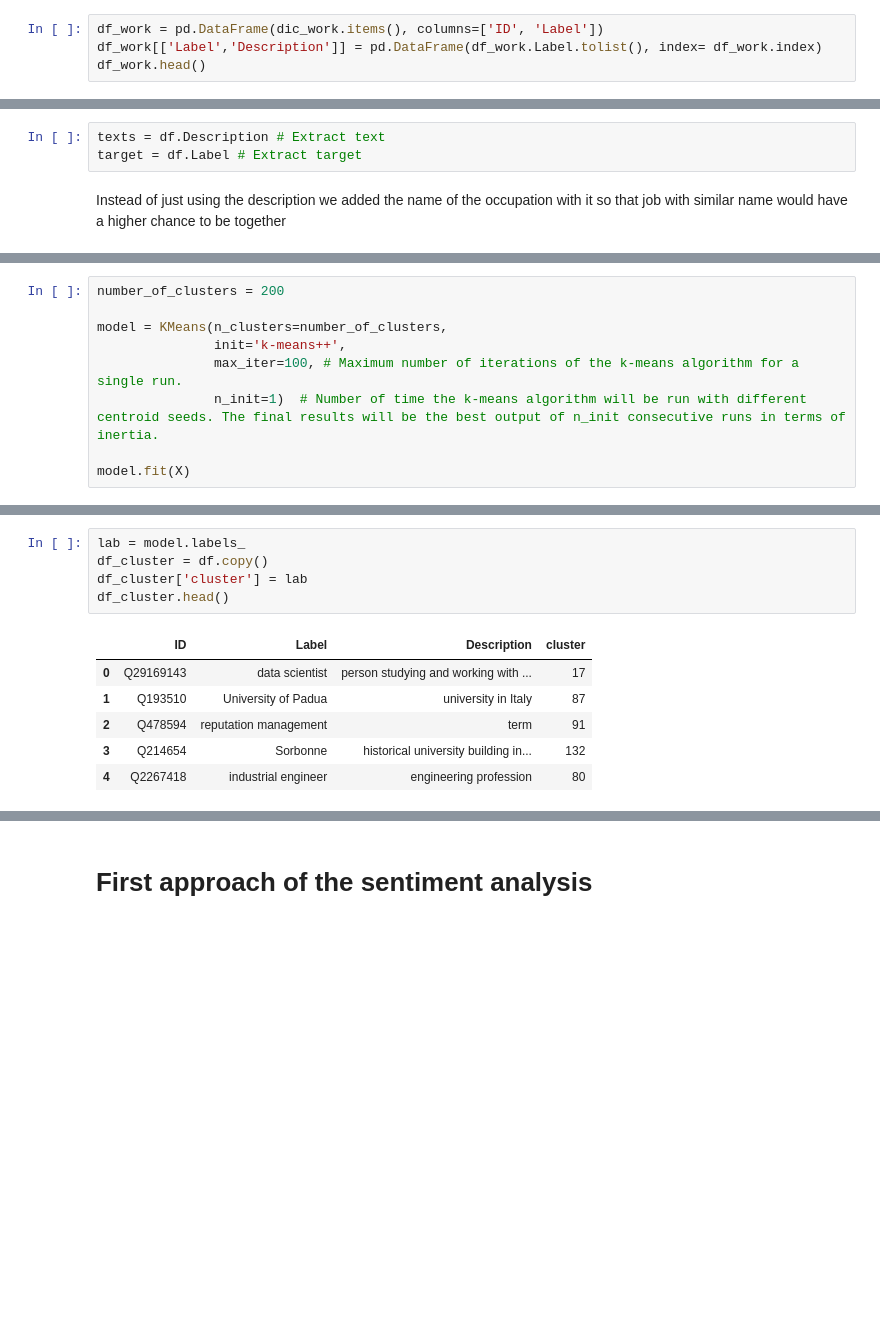
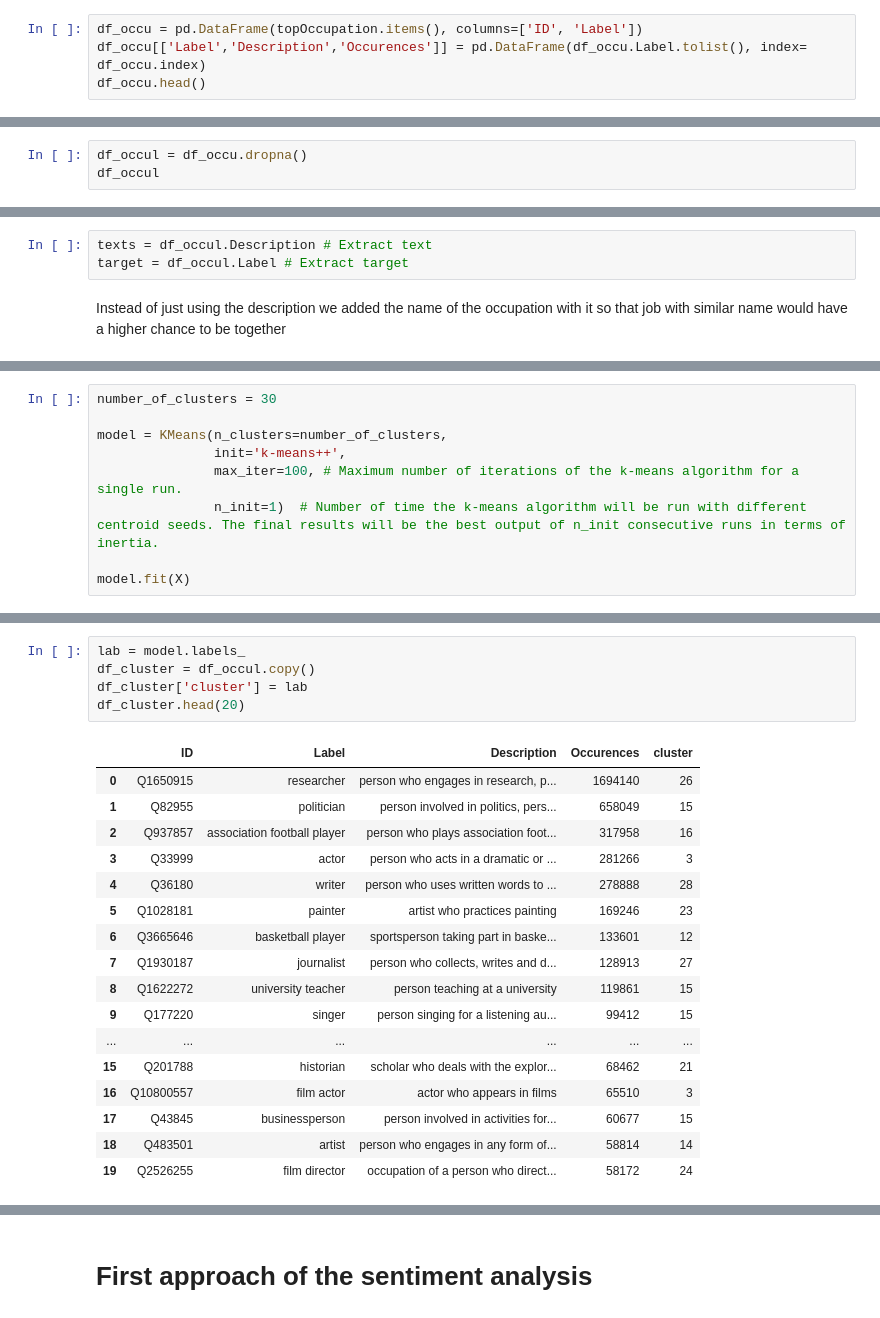
Before and after one commit to epfl-ada/ada-2021-project-abracadabra, a Jupyter notebook: Milestone 2.ipynb, the cells around one changed output, grey strips where cells are left out. Drawn from its saved outputs; the diff is of its cells as text; blank space fills up the shorter version.

Commit message:
clustering

```diff
--- a/Milestone 2.ipynb
+++ b/Milestone 2.ipynb
@@ -549,5 +594,5 @@ Now we have a new dataset that will help us regroup speaker regarding to their j
 # %%
-df_work = pd.DataFrame(dic_work.items(), columns=['ID', 'Label'])
-df_work[['Label','Description']] = pd.DataFrame(df_work.Label.tolist(), index= df_work.index)
-df_work.head()
+df_occu = pd.DataFrame(topOccupation.items(), columns=['ID', 'Label'])
+df_occu[['Label','Description','Occurences']] = pd.DataFrame(df_occu.Label.tolist(), index= df_occu.index)
+df_occu.head()
 # %% [output]
@@ -588,0 +640,3 @@ df.head()
+# %%
+df_occul = df_occu.dropna()
+df_occul
@@ -589,6 +657,6 @@ df.head()
 # %%
-texts = df.Description # Extract text
-target = df.Label # Extract target
+texts = df_occul.Description # Extract text
+target = df_occul.Label # Extract target
 # %% [markdown]
 Instead of just using the description we added the name of the occupation with it so that job with similar name would have a higher chance to be together
 # %%
@@ -596,7 +665,7 @@ job_desc = target.str.cat(texts, sep=' , ')
 vectorizer = TfidfVectorizer(stop_words='english')
 X = vectorizer.fit_transform(job_desc)
 # %%
-number_of_clusters = 200
+number_of_clusters = 30
 
 model = KMeans(n_clusters=number_of_clusters,
                init='k-means++',
@@ -609,13 +691,24 @@ KMeans(max_iter=100, n_clusters=200, n_init=1)
 # %%
 lab = model.labels_
-df_cluster = df.copy()
+df_cluster = df_occul.copy()
 df_cluster['cluster'] = lab
-df_cluster.head()
+df_cluster.head(20)
 # %% [output]
-|  | ID | Label | Description | cluster |
-| 0 | Q29169143 | data scientist | person studying and working with ... | 17 |
-| 1 | Q193510 | University of Padua | university in Italy | 87 |
-| 2 | Q478594 | reputation management | term | 91 |
-| 3 | Q214654 | Sorbonne | historical university building in... | 132 |
-| 4 | Q2267418 | industrial engineer | engineering profession | 80 |
+|  | ID | Label | Description | Occurences | cluster |
+| 0 | Q1650915 | researcher | person who engages in research, p... | 1694140 | 26 |
+| 1 | Q82955 | politician | person involved in politics, pers... | 658049 | 15 |
+| 2 | Q937857 | association football player | person who plays association foot... | 317958 | 16 |
+| 3 | Q33999 | actor | person who acts in a dramatic or ... | 281266 | 3 |
+| 4 | Q36180 | writer | person who uses written words to ... | 278888 | 28 |
+| 5 | Q1028181 | painter | artist who practices painting | 169246 | 23 |
+| 6 | Q3665646 | basketball player | sportsperson taking part in baske... | 133601 | 12 |
+| 7 | Q1930187 | journalist | person who collects, writes and d... | 128913 | 27 |
+| 8 | Q1622272 | university teacher | person teaching at a university | 119861 | 15 |
+| 9 | Q177220 | singer | person singing for a listening au... | 99412 | 15 |
+| ... | ... | ... | ... | ... | ... |
+| 15 | Q201788 | historian | scholar who deals with the explor... | 68462 | 21 |
+| 16 | Q10800557 | film actor | actor who appears in films | 65510 | 3 |
+| 17 | Q43845 | businessperson | person involved in activities for... | 60677 | 15 |
+| 18 | Q483501 | artist | person who engages in any form of... | 58814 | 14 |
+| 19 | Q2526255 | film director | occupation of a person who direct... | 58172 | 24 |
 # %%
```
Also changed, not shown: parts of 30 cells of this notebook.
